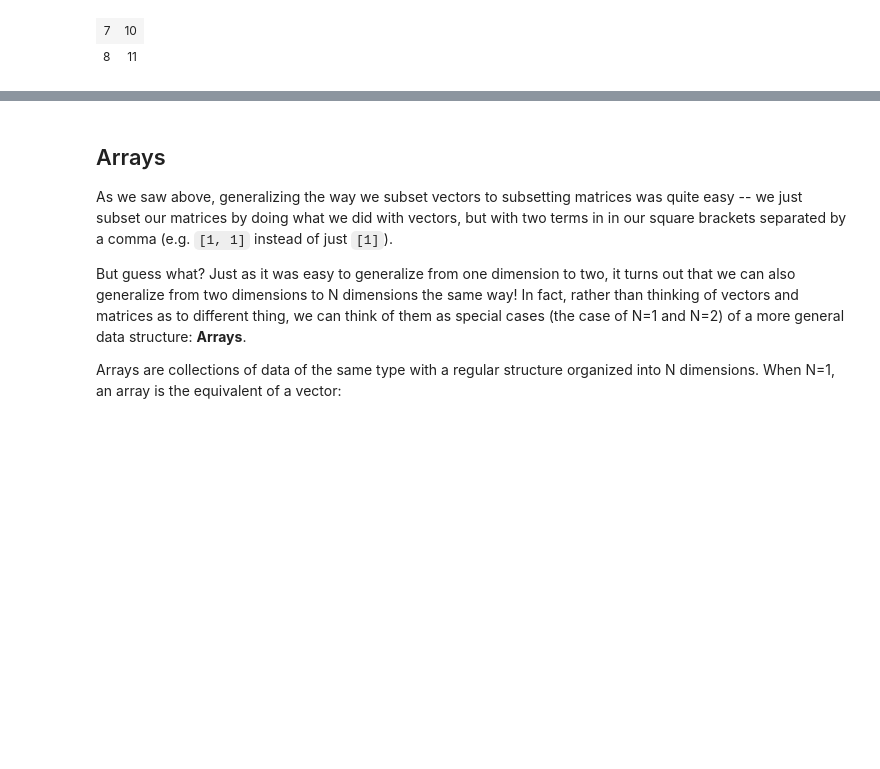
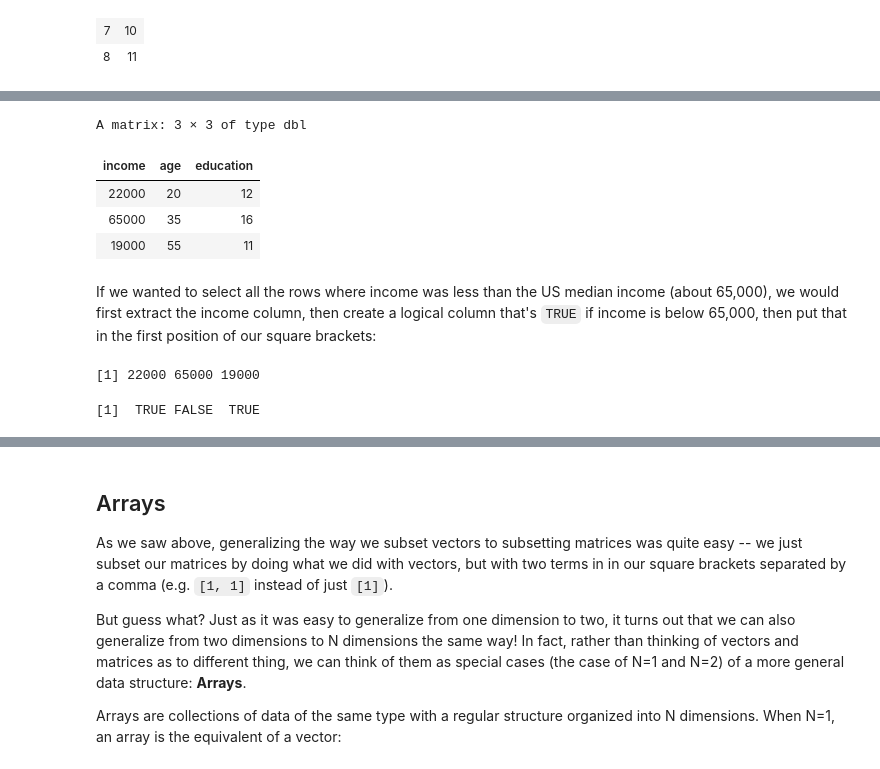
Before and after one commit to nickeubank/cm4ss, a Jupyter notebook: docs/html/.doctrees/nbsphinx/subsetting_matrices.ipynb, the cells around one changed output, grey strips where cells are left out. Saved outputs shown, nothing was run; the diff lists cells and outputs as text; code cells hidden in the pictures; blank space fills up the shorter version.

```diff
--- a/docs/html/.doctrees/nbsphinx/subsetting_matrices.ipynb
+++ b/docs/html/.doctrees/nbsphinx/subsetting_matrices.ipynb
@@ -54,0 +57,25 @@ A matrix: 2 × 2 of type int
+# %%
+income <- c(22000, 75000, 19000)
+age <- c(20, 35, 55)
+education <- c(12, 16, 11)
+
+survey <- cbind(income, age, education)
+survey
+# %% [output]
+A matrix: 3 × 3 of type dbl
+| income | age | education |
+| 22000 | 20 | 12 |
+| 65000 | 35 | 16 |
+| 19000 | 55 | 11 |
+# %% [markdown]
+If we wanted to select all the rows where income was less than the US median income (about 65,000), we would first extract the income column, then create a logical column that's `TRUE` if income is below 65,000, then put that in the first position of our square brackets:
+# %%
+income = survey[,1]
+income
+# %% [output]
+[1] 22000 65000 19000
+# %%
+below_median = income < 65000
+below_median
+# %% [output]
+[1]  TRUE FALSE  TRUE
```
Also changed, not shown: parts of 15 cells of this notebook, 27 other files.
